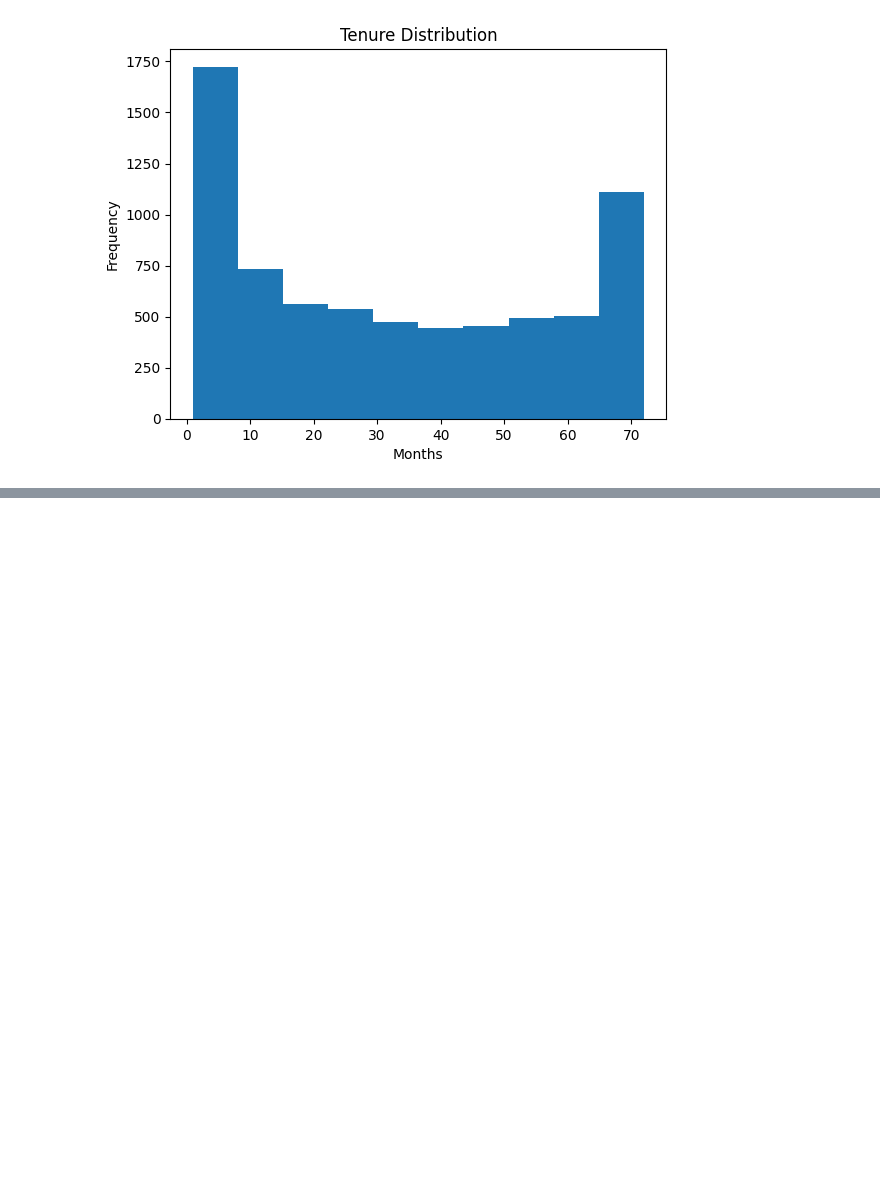
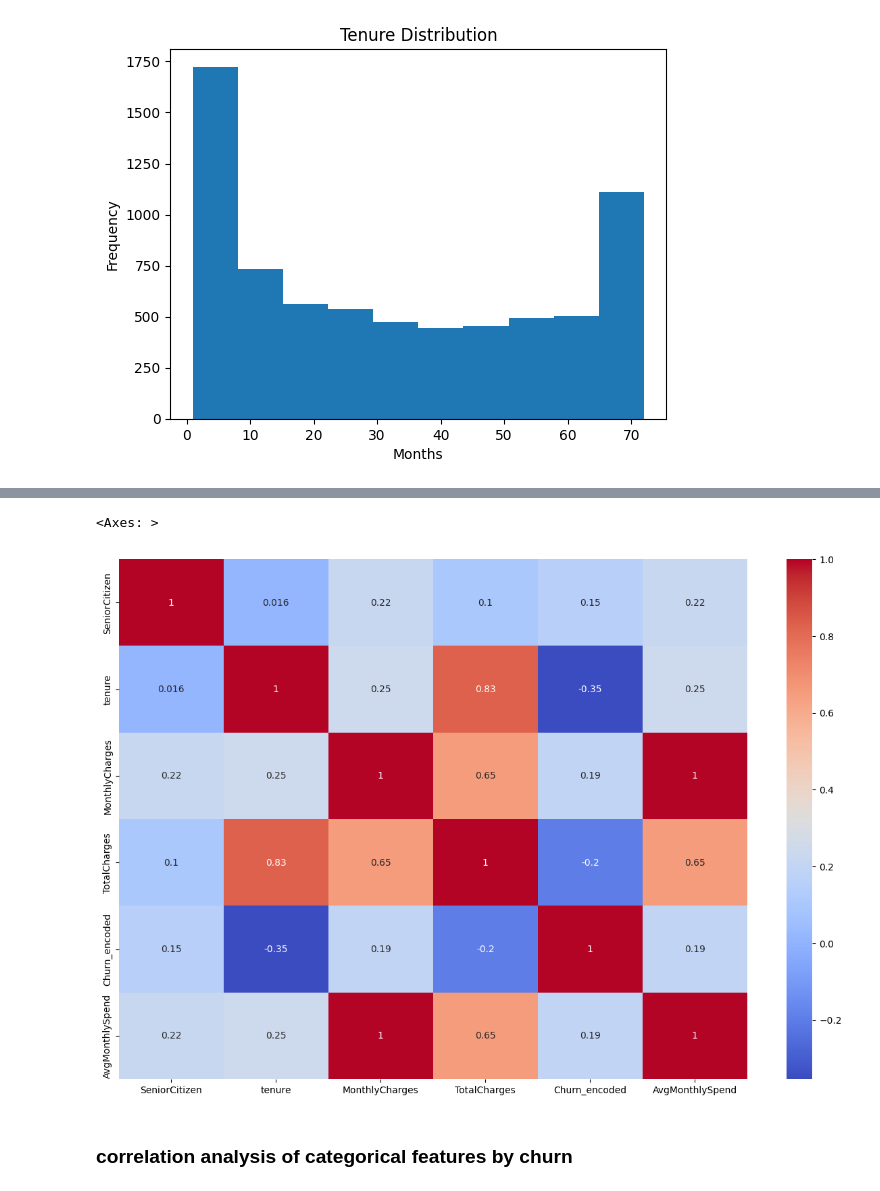
Before and after one commit to cuboidalstudios/MLAssignment2025, a Jupyter notebook: MLTask1.ipynb, the cells around one changed output, grey strips where cells are left out. Cells and saved outputs as stored; diff of their text form; code cells hidden in the pictures; blank space fills up the shorter version.

```diff
--- a/MLTask1.ipynb
+++ b/MLTask1.ipynb
@@ -100,0 +153,4 @@ plt.show()
+# %%
+# Correlation matrix
+df_corr = df.corr(numeric_only=True)
+df_corr
@@ -100,0 +165,8 @@ plt.show()
+# %%
+plt.figure(figsize=(15, 10))
+sns.heatmap(df_corr, annot=True, cmap='coolwarm')
+# %% [output]
+<Axes: >
+[figure, added]
+# %% [markdown]
+### correlation analysis of categorical features by churn
```
Also changed, not shown: parts of 27 cells of this notebook.
